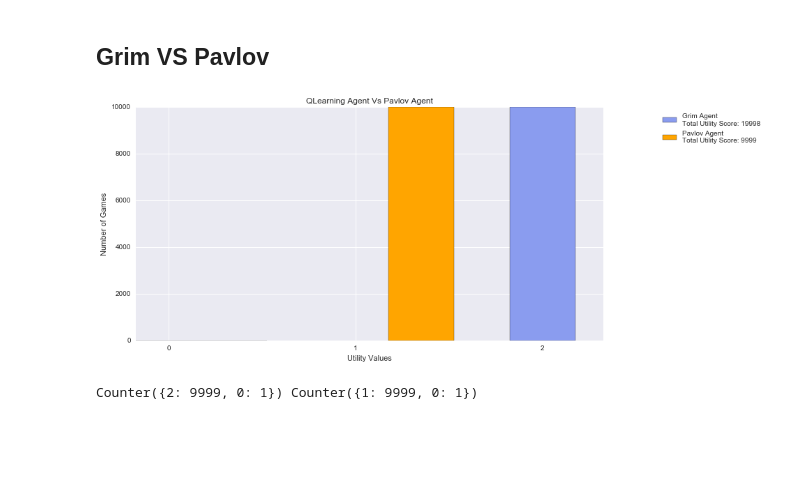
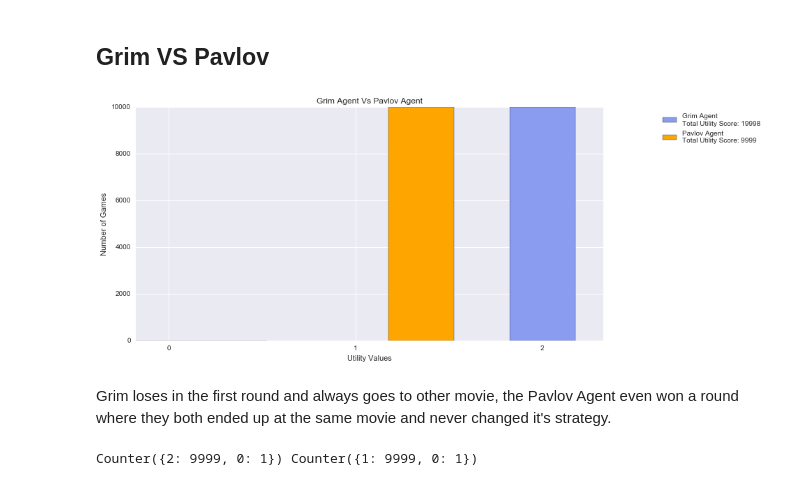
Before and after one commit to Quantumgame/INFO597-DeepLearning-GameTheory, a Jupyter notebook: basicGames/Basic Games.ipynb, the cells around one changed output. Drawn from its saved outputs; the diff is of its cells as text; code cells hidden in the pictures; blank space fills up the shorter version.

Commit message:
talked about results of each figure

```diff
--- a/basicGames/Basic Games.ipynb
+++ b/basicGames/Basic Games.ipynb
@@ -419,35 +427,37 @@ game.play(10000)
 
 # get data from game
 agent1_util_vals = Counter(game.data['A'])
 agent2_util_vals = Counter(game.data['B'])
 
 a1_total_score = sum(game.data['A'])
 a2_total_score = sum(game.data['B'])
 
 # Plot the results
 x1, y1, x2, y2 = [], [], [], []
 
 for i, j in zip(agent1_util_vals, agent2_util_vals):
     x1.append(i)
     y1.append(agent1_util_vals[i])
     x2.append(j)
     y2.append(agent2_util_vals[j])
 
 fig, ax = plt.subplots(figsize=(12,6))
 width = 0.35
 a1 = ax.bar(x1, y1, width, color='#8A9CEF')
 a2 = ax.bar(np.asarray(x2)+width, y2, width, color='orange')
 
-_ = ax.set_title('QLearning Agent Vs Pavlov Agent')
+_ = ax.set_title('Grim Agent Vs Pavlov Agent')
 _ = ax.set_ylabel('Number of Games')
 _ = ax.set_xlabel('Utility Values')
 ax.set_xticks(np.add([0,1,2],width/2))
 _ = ax.set_xticklabels(('0', '1', '2'))
 _ = ax.legend((a1[0], a2[0]), ('Grim Agent\nTotal Utility Score: {}'.format(str(a1_total_score)),
                            'Pavlov Agent\nTotal Utility Score: {}'.format(str(a2_total_score))), loc=1, bbox_to_anchor=(1.35, 1))
 plt.show()
 # %% [output]
-[figure, old version]
+[figure, new version]
+# %% [markdown]
+Grim loses in the first round and always goes to other movie, the Pavlov Agent even won a round where they both ended up at the same movie and never changed it's strategy.
 # %%
 print(agent1_util_vals, agent2_util_vals)
 # %% [output]
```
Also changed, not shown: parts of 7 cells of this notebook.
